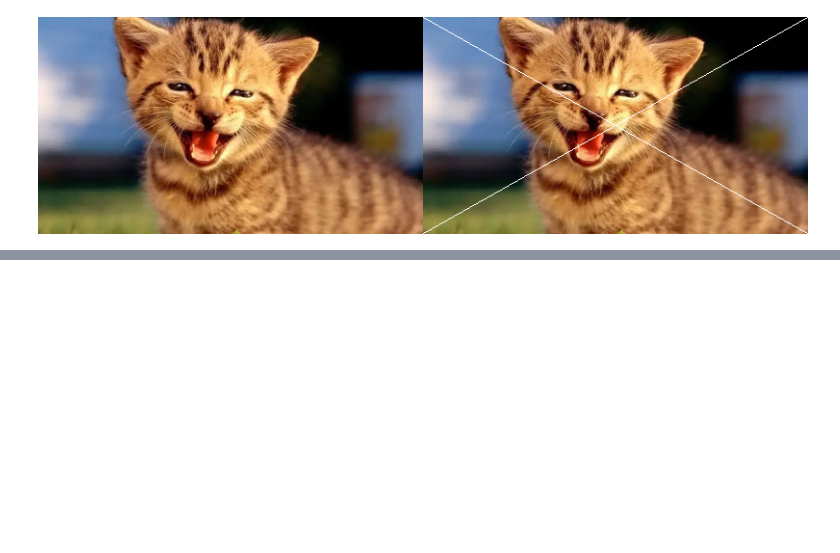
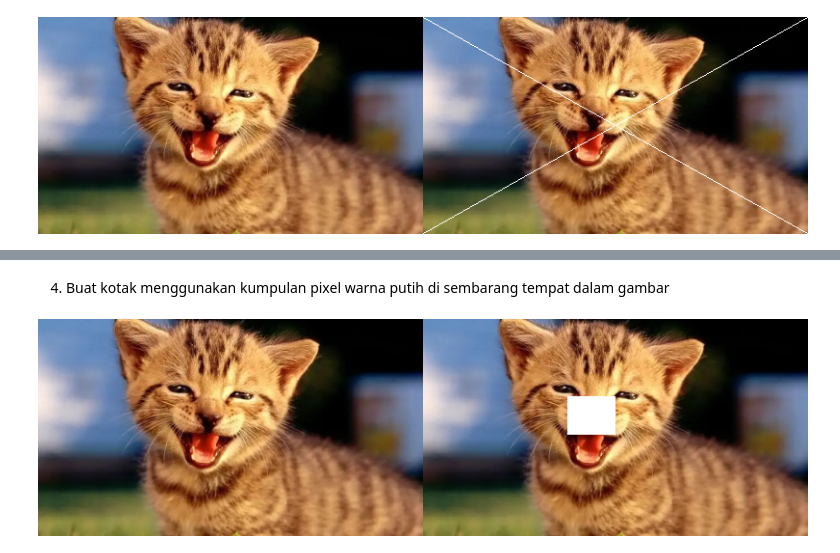
Before and after one commit to rafiirajendra/PCVK, a Jupyter notebook: Week1.ipynb, the cells around one changed output, grey strips where cells are left out. Cells and saved outputs as stored; diff of their text form; code cells hidden in the pictures; blank space fills up the shorter version.

```diff
--- a/Week1.ipynb
+++ b/Week1.ipynb
@@ -89,0 +110,20 @@ cv2_imshow(final_frame)
+# %% [markdown]
+4. Buat kotak menggunakan kumpulan pixel warna putih di sembarang tempat dalam gambar
+# %%
+image_2 = cv.cvtColor(image, cv.COLOR_BGR2RGB)
+image_3 = cv.cvtColor(image, cv.COLOR_BGR2RGB)
+
+# Tentukan posisi kotak (acak/sembari kamu pilih)
+x1, y1 = 150, 80  # pojok kiri atas
+x2, y2 = 200, 120  # pojok kanan bawah
+
+# Gambar kotak putih (isi penuh)
+for y in range(y1, y2):
+    for x in range(x1, x2):
+        image_3[y, x] = [255, 255, 255]
+
+# Gabungkan hasil
+final_frame = cv.hconcat([image_2, image_3])
+cv2_imshow(final_frame)
+# %% [output]
+[figure, added]
```
Also changed, not shown: parts of 3 cells of this notebook.
